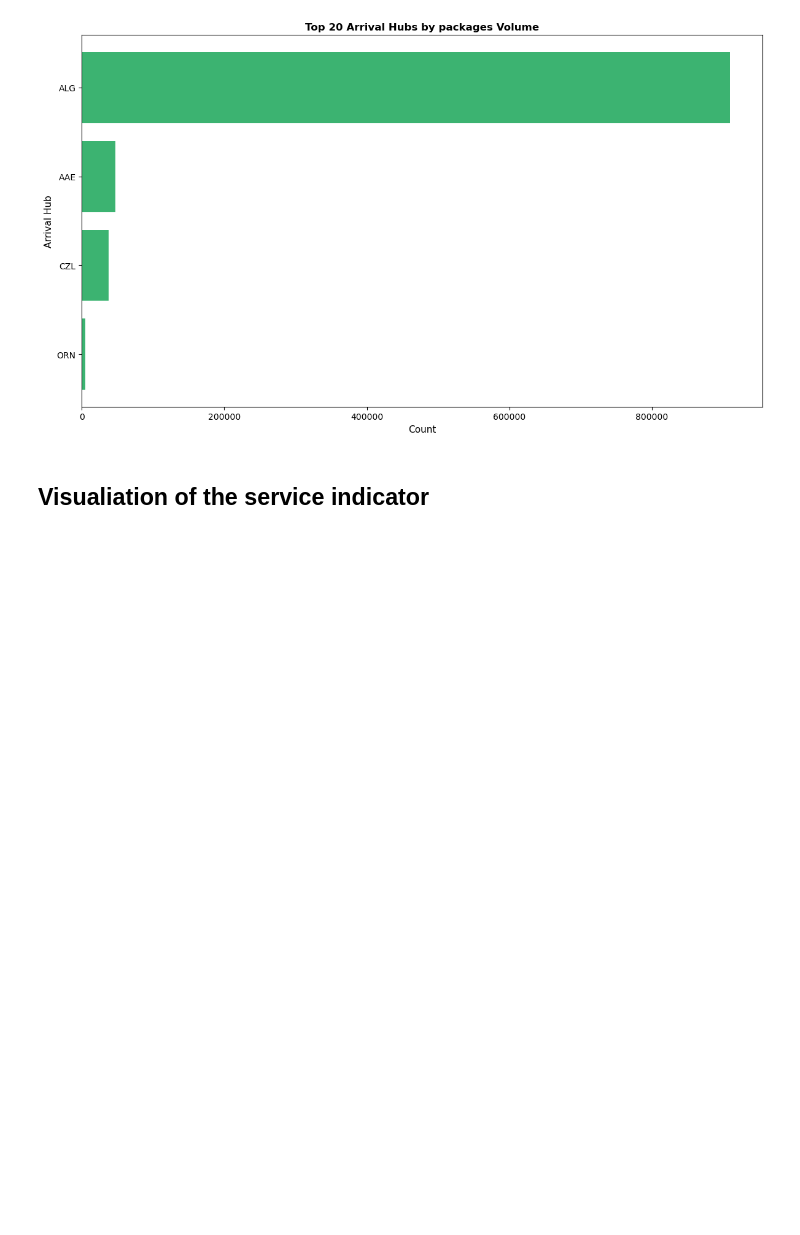
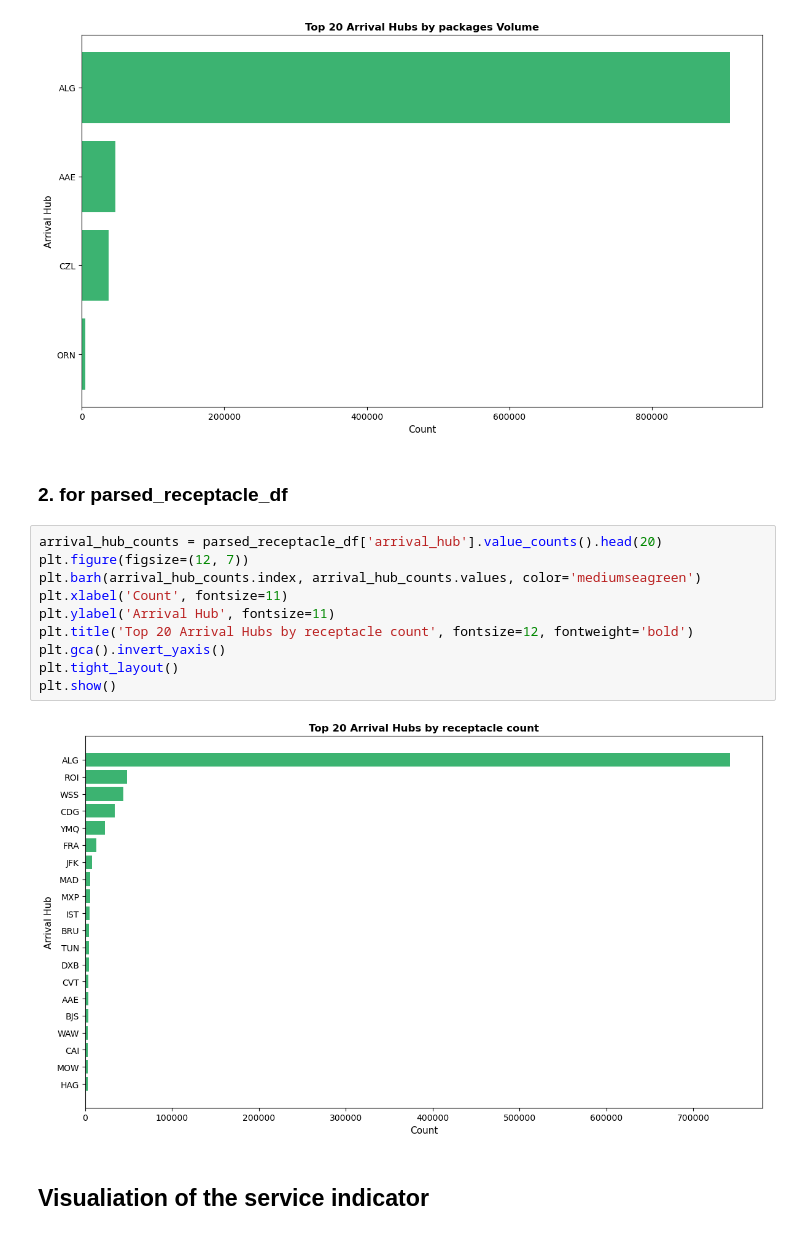
Before and after one commit to DjameelEddine/Data-Mining, a Jupyter notebook: notebooks/EDA.ipynb, the cells around one changed output. Cells and saved outputs as stored; diff of their text form; blank space fills up the shorter version.

```diff
--- a/notebooks/EDA.ipynb
+++ b/notebooks/EDA.ipynb
@@ -584,6 +776,20 @@ plt.tight_layout()
 plt.show()
 # %% [output]
 [figure]
+# %% [markdown]
+### 2. for parsed_receptacle_df
+# %%
+arrival_hub_counts = parsed_receptacle_df['arrival_hub'].value_counts().head(20)
+plt.figure(figsize=(12, 7))
+plt.barh(arrival_hub_counts.index, arrival_hub_counts.values, color='mediumseagreen')
+plt.xlabel('Count', fontsize=11)
+plt.ylabel('Arrival Hub', fontsize=11)
+plt.title('Top 20 Arrival Hubs by receptacle count', fontsize=12, fontweight='bold')
+plt.gca().invert_yaxis()
+plt.tight_layout()
+plt.show()
+# %% [output]
+[figure, added]
 # %% [markdown]
 ## Visualiation of the service indicator
 # %%
```
Also changed, not shown: parts of 56 cells of this notebook.
